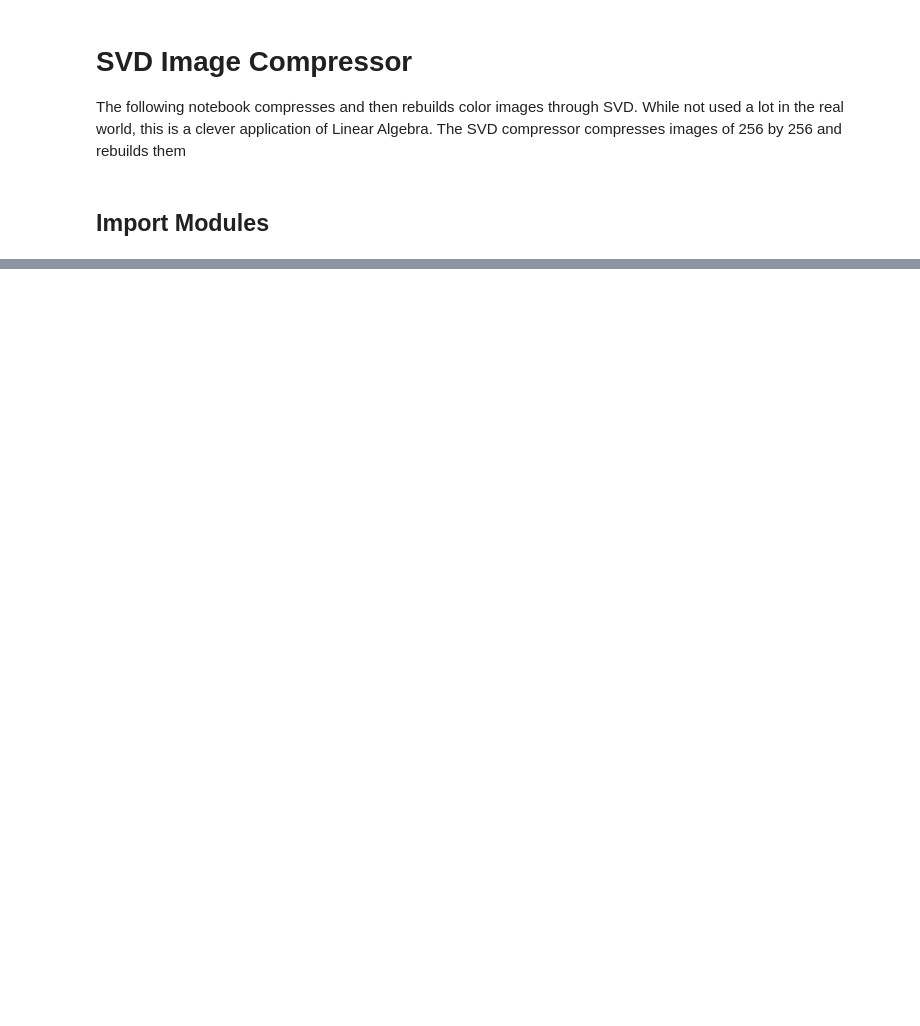
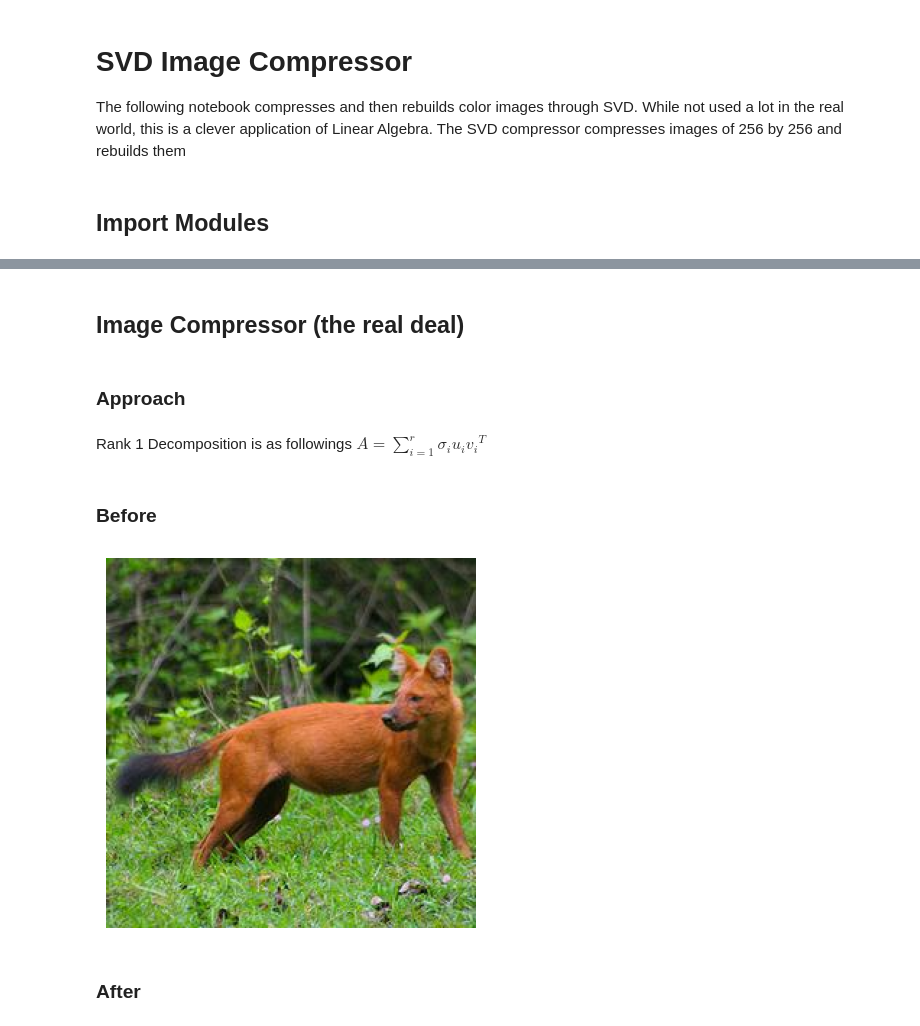
Before and after one commit to Jupiterian/ML-Learning-Portfolio, a Jupyter notebook: Linear Algebra/SVD_Image_Compressor.ipynb, the cells around one changed output, grey strips where cells are left out. Drawn from its saved outputs; the diff is of its cells as text; code cells hidden in the pictures; blank space fills up the shorter version.

Commit message:
Image & pixel values loader

```diff
--- a/Linear Algebra/SVD_Image_Compressor.ipynb
+++ b/Linear Algebra/SVD_Image_Compressor.ipynb
@@ -16,0 +21,21 @@ path = kagglehub.dataset_download("dimensi0n/imagenet-256")
+# %% [markdown]
+## Image Compressor (the real deal)
+# %% [markdown]
+### Approach
+# %% [markdown]
+Rank 1 Decomposition is as followings
+$A = \sum_{i=1}^{r} \sigma_i u_i {v_i}^T$
+# %% [markdown]
+### Before
+# %%
+# load image
+item = "dhole" # you can select any item here
+path = f"/kaggle/input/imagenet-256/{item}"
+img = Image.open(f"{path}/239.jpg") # you can select any image number here
+plt.imshow(img)
+plt.axis("off")
+plt.show()
+# %% [output]
+[figure, added]
+# %% [markdown]
+### After
```
Also changed, not shown: parts of 4 cells of this notebook.
